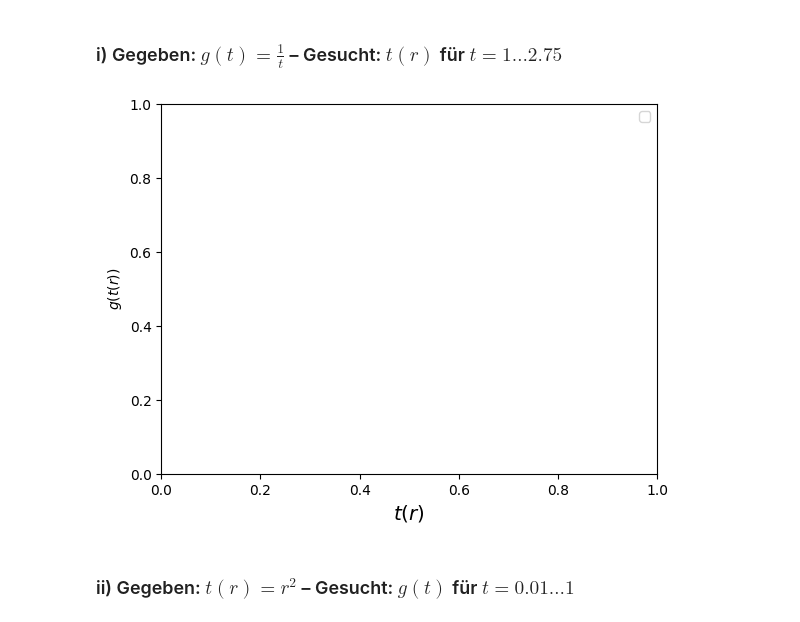
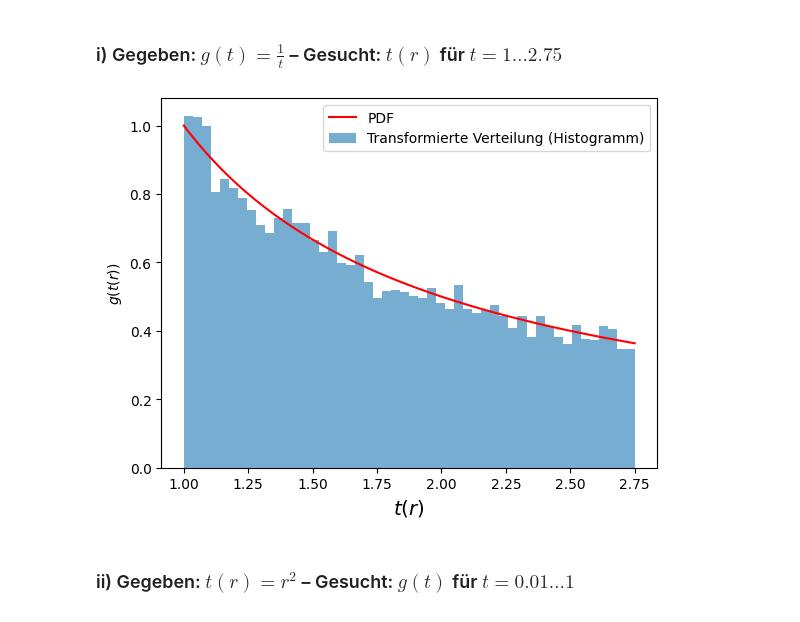
Before and after one commit to AlFa-Tier/Uni_codes, a Jupyter notebook: Stat. Datenauswertung/AufgabenBlätter/Blatt02.ipynb, the cells around one changed output. Saved outputs shown, nothing was run; the diff lists cells and outputs as text; code cells hidden in the pictures.

```diff
--- a/Stat. Datenauswertung/AufgabenBlätter/Blatt02.ipynb
+++ b/Stat. Datenauswertung/AufgabenBlätter/Blatt02.ipynb
@@ -153,23 +153,39 @@ Sie arbeiten mit den gleichverteilten Zufallszahlen $r\in\text{U}_{[0,1[}$. Im F
 Erzeugen Sie in den folgenden Teilaufgaben immer 10'000 gleichverteilte Zufallszahlen im Intervall $[0,1[$ und bestimmen Sie die fehlende Größe mithilfe der Transformationsmethode. Zeichen Sie anschließend in ein Diagramm die Verteilung $t(r)$ (Histogramm) und die Wahrscheinlichkeitsdichte $g(t(r))$ ein.
 # %% [markdown]
 ### i) Gegeben: $g(t)=\frac{1}{t}$ – Gesucht: $t(r)$ für $t=1\dots 2.75$
-# %%
-# generate histogramm entries
-
-
-# compute PDF
-
-
-# plot histogramm and pdf
-
-
-# make plot nice
-plt.xlabel('$t(r)$', fontsize='x-large')
-plt.ylabel('$g(t(r))$')
-plt.legend(loc='upper right')
-
-plt.show()
-# %% [output]
-[figure, removed]
+# %%
+samples = 10000
+up, down = 2.75, 1
+
+# generate histogramm entries
+
+def G(t):                               # Normierte Kommultierte Wahrscheinlichkeit
+    return np.log(t)/(np.log(up))
+
+def G_trans(r):
+    return np.exp(r*np.log(up))
+
+r = np.random.uniform(0,1,samples)
+t = G_trans(r)
+
+hist_trans, bins_trans = np.histogram(t, bins=50, density=True)
+bin_centers_trans = 0.5 * (bins_trans[1:] + bins_trans[:-1])
+plt.bar(bin_centers_trans, hist_trans, width=np.diff(bins_trans), alpha=0.6, label="Transformierte Verteilung (Histogramm)")
+# compute PDF
+def g(t):
+    return 1/t
+t_vals = np.linspace(down, up,500)
+plt.plot(t_vals,g(t_vals),'r-', label='PDF')
+# plot histogramm and pdf
+
+
+# make plot nice
+plt.xlabel('$t(r)$', fontsize='x-large')
+plt.ylabel('$g(t(r))$')
+plt.legend(loc='upper right')
+
+plt.show()
+# %% [output]
+[figure, added]
 # %% [markdown]
 ### ii) Gegeben: $t(r)=r^2$ – Gesucht: $g(t)$ für $t=0.01\dots 1$
```
Also changed, not shown: parts of 8 cells of this notebook, 1 other file.
